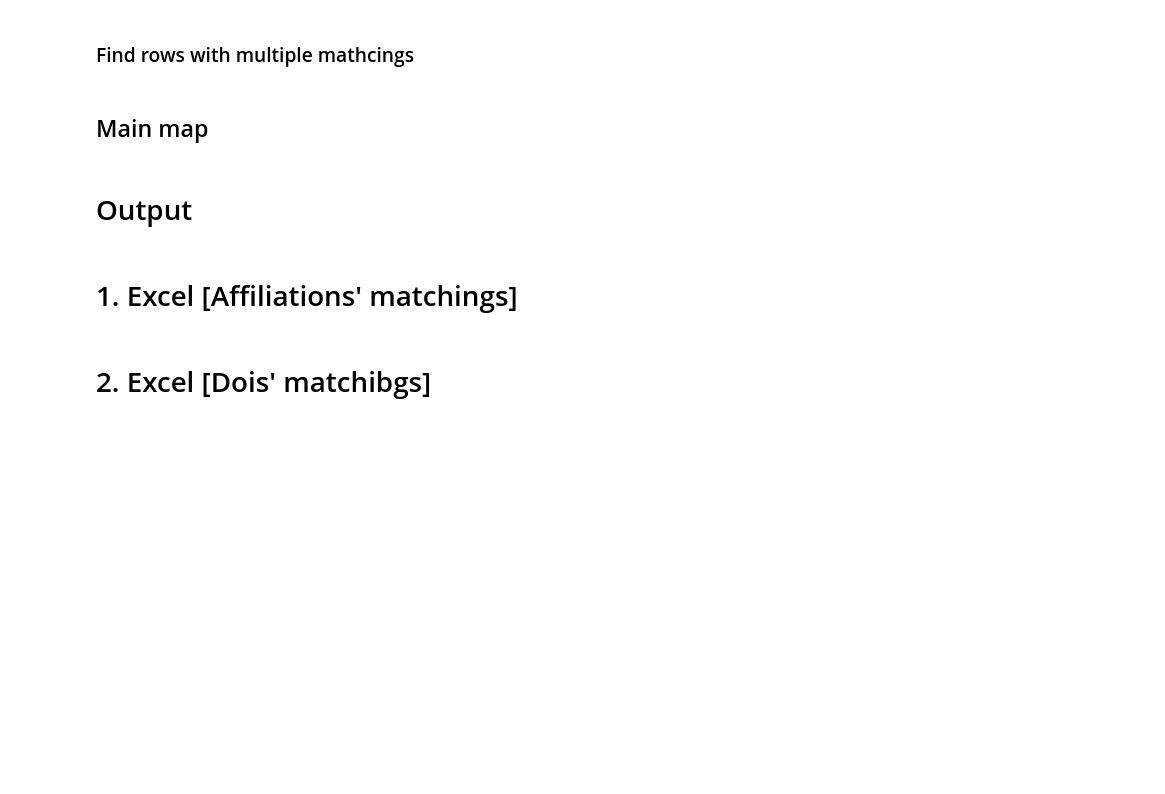
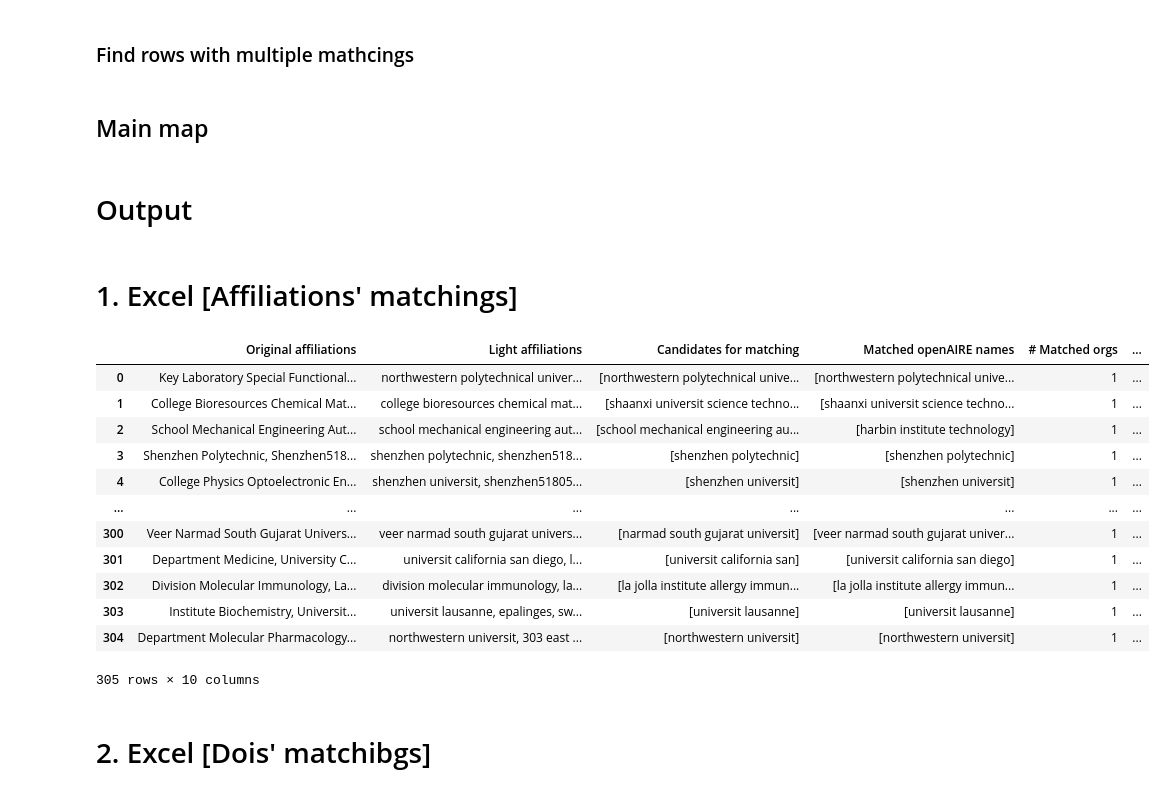
Before and after one commit to mkallipo/affiliation-matching, a Jupyter notebook: matching.ipynb, the cells around one changed output. Saved outputs shown, nothing was run; the diff lists cells and outputs as text; code cells hidden in the pictures; blank space fills up the shorter version.

```diff
--- a/matching.ipynb
+++ b/matching.ipynb
@@ -547,8 +546,8 @@ len(univLabsDF)/len(affDF)
 # Load files from openAIRE
 # %%
 
-with open('dixOpenOrgId.pkl', 'rb') as f:
-    dixOpenOrgId = pickle.load(f)
+with open('dixAcadRor.pkl', 'rb') as f:
+    dixAcadRor = pickle.load(f)
 # %% [markdown]
 ## Clean/modify the files
 # %%
@@ -606,0 +604,2 @@ dixOpenOrgId2 = cleanDict(dixOpenOrgId)
+# %%
+dixAcadRor1 = cleanDict(dixAcadRor)
@@ -929,8 +948,8 @@ def Aff_Ids(m, DF, dixOpenAIRE, simU, simG):
     ids = [[dixOpenAIRE[x] for x in v] for v in finalDF['Matched openAIRE names']]
     numIds = [len(x) for x in ids]
 
-    finalDF['IDs'] = ids
-    finalDF['# IDs'] = numIds
+    finalDF['ROR'] = ids
+    finalDF['# RORs'] = numIds
     finalDF = finalDF[~(finalDF['# Matched orgs'] == 0)]
 
     finalDF = finalDF.reset_index(drop=True)
@@ -940,11 +959,27 @@ def Aff_Ids(m, DF, dixOpenAIRE, simU, simG):
 
 
 
-    return [perc,finalDF, affIdDF, needCheck]
+    return [perc,finalDF]#, affIdDF, needCheck]
 # %%
-result = Aff_Ids(len(univLabsDF), univLabsDF, dixOpenOrgId2, 0.7,0.82)
+result = Aff_Ids(len(univLabsDF), univLabsDF, dixAcadRor1, 0.7,0.82)
 # %% [markdown]
 # Output
 # %% [markdown]
 # 1. Excel [Affiliations' matchings]
+# %%
+ result[1]
+# %% [output]
+|  | Original affiliations | Light affiliations | Candidates for matching | Matched openAIRE names | # Matched orgs | ... |
+| 0 | Key Laboratory Special Functional... | northwestern polytechnical univer... | [northwestern polytechnical unive... | [northwestern polytechnical unive... | 1 | ... |
+| 1 | College Bioresources Chemical Mat... | college bioresources chemical mat... | [shaanxi universit science techno... | [shaanxi universit science techno... | 1 | ... |
+| 2 | School Mechanical Engineering Aut... | school mechanical engineering aut... | [school mechanical engineering au... | [harbin institute technology] | 1 | ... |
+| 3 | Shenzhen Polytechnic, Shenzhen518... | shenzhen polytechnic, shenzhen518... | [shenzhen polytechnic] | [shenzhen polytechnic] | 1 | ... |
+| 4 | College Physics Optoelectronic En... | shenzhen universit, shenzhen51805... | [shenzhen universit] | [shenzhen universit] | 1 | ... |
+| ... | ... | ... | ... | ... | ... | ... |
+| 300 | Veer Narmad South Gujarat Univers... | veer narmad south gujarat univers... | [narmad south gujarat universit] | [veer narmad south gujarat univer... | 1 | ... |
+| 301 | Department Medicine, University C... | universit california san diego, l... | [universit california san] | [universit california san diego] | 1 | ... |
+| 302 | Division Molecular Immunology, La... | division molecular immunology, la... | [la jolla institute allergy immun... | [la jolla institute allergy immun... | 1 | ... |
+| 303 | Institute Biochemistry, Universit... | universit lausanne, epalinges, sw... | [universit lausanne] | [universit lausanne] | 1 | ... |
+| 304 | Department Molecular Pharmacology... | northwestern universit, 303 east ... | [northwestern universit] | [northwestern universit] | 1 | ... |
+305 rows × 10 columns
 # %%
```
Also changed, not shown: parts of 8 cells of this notebook.
